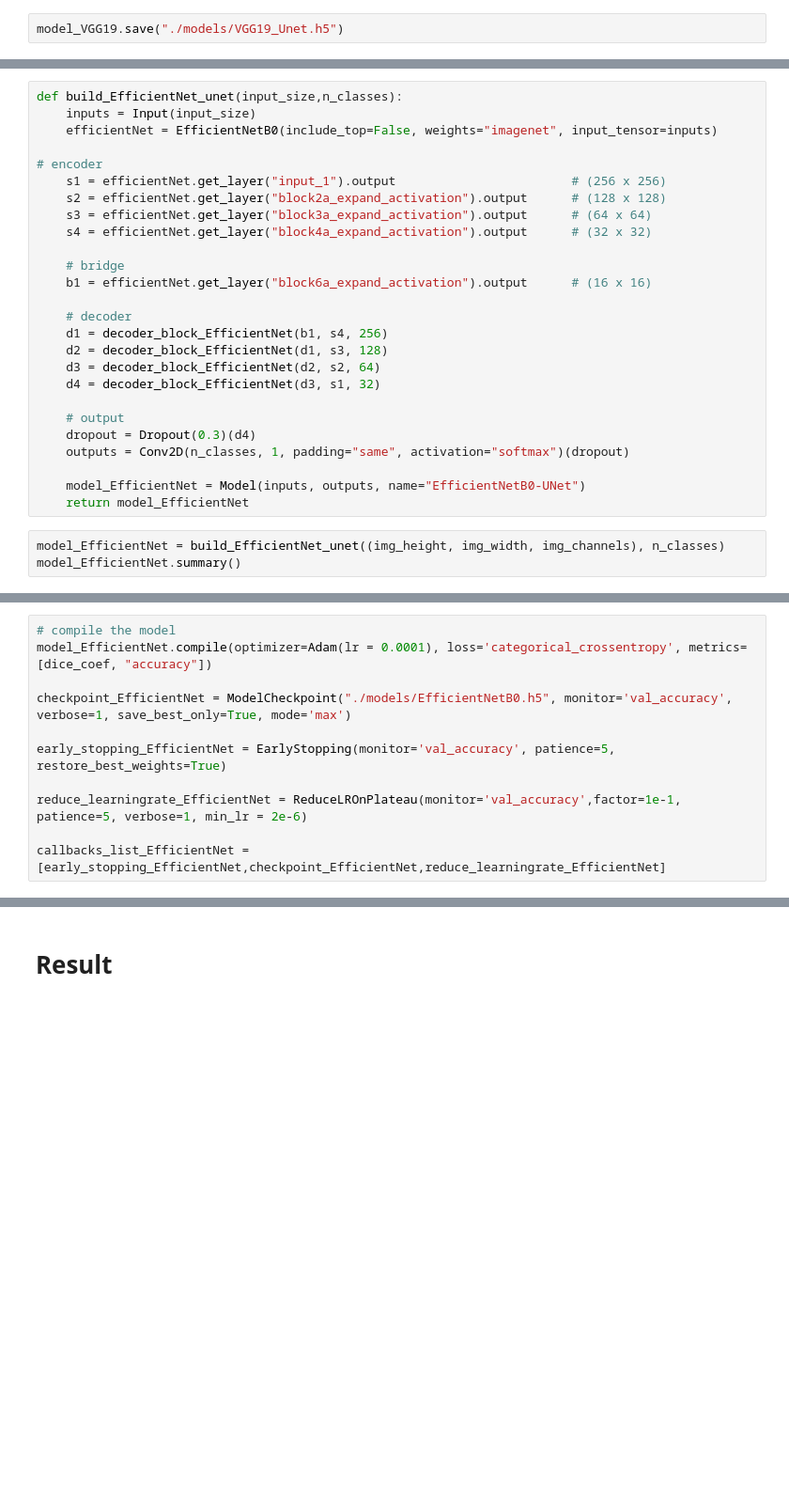
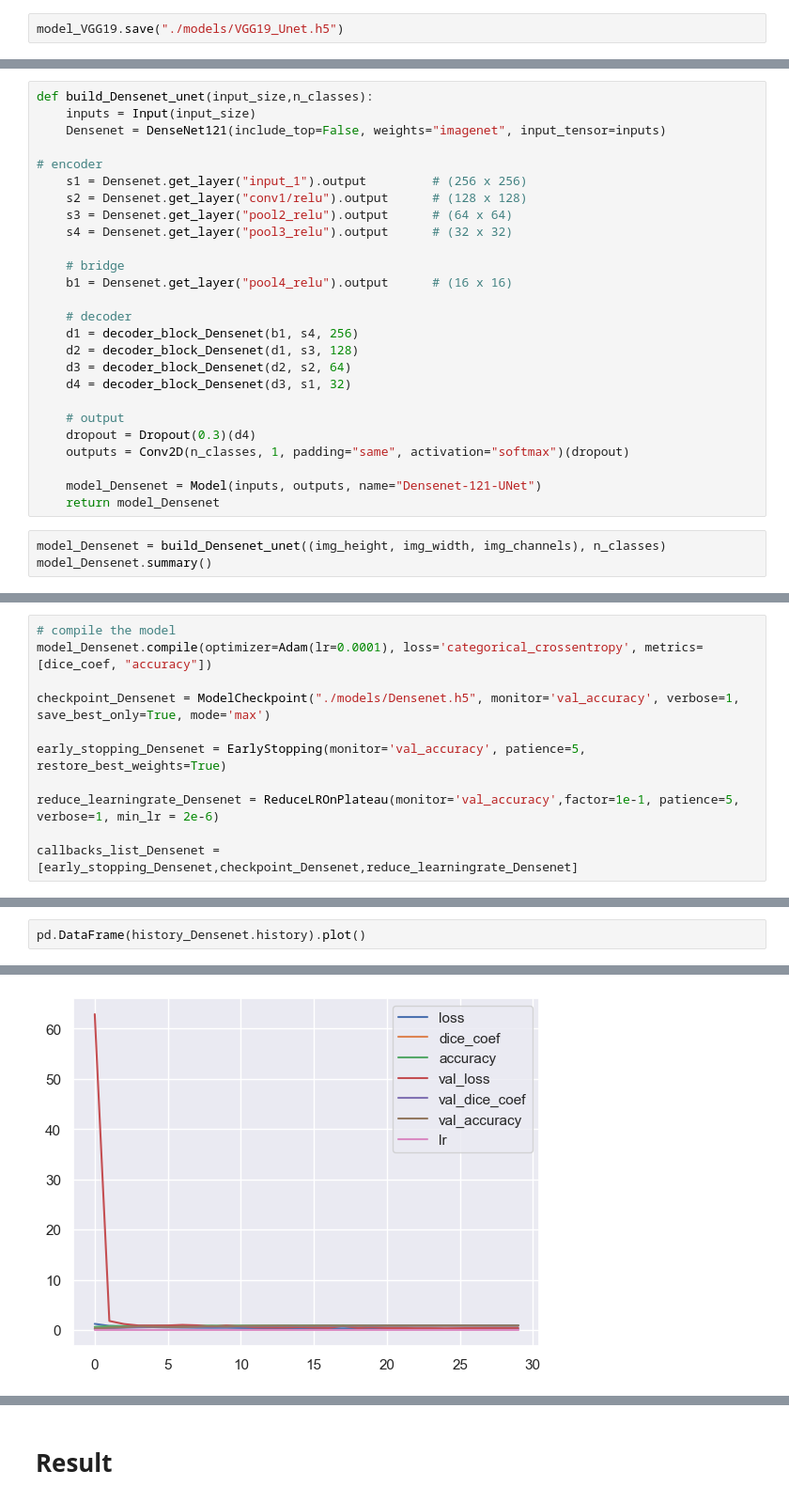
Before and after one commit to NiloofarAZAD/ViT-and-CNN-Based-UNet-Models-Semantic-Segmentation-Aerial-Imagery, a Jupyter notebook: Transfer_learning_Models.ipynb, the cells around one changed output, grey strips where cells are left out. Shown at 94% size. Cells and saved outputs as stored; diff of their text form; blank space fills up the shorter version.

```diff
--- a/Transfer_learning_Models.ipynb
+++ b/Transfer_learning_Models.ipynb
@@ -630,31 +627,31 @@ def decoder_block_EfficientNet(inputs, skip_connection_input, num_filters):
     return x
 # %%
-def build_EfficientNet_unet(input_size,n_classes):
+def build_Densenet_unet(input_size,n_classes):
     inputs = Input(input_size)
-    efficientNet = EfficientNetB0(include_top=False, weights="imagenet", input_tensor=inputs)
+    Densenet = DenseNet121(include_top=False, weights="imagenet", input_tensor=inputs)
 
 # encoder
-    s1 = efficientNet.get_layer("input_1").output                        # (256 x 256)
-    s2 = efficientNet.get_layer("block2a_expand_activation").output      # (128 x 128)
-    s3 = efficientNet.get_layer("block3a_expand_activation").output      # (64 x 64)
-    s4 = efficientNet.get_layer("block4a_expand_activation").output      # (32 x 32)
+    s1 = Densenet.get_layer("input_1").output         # (256 x 256)
+    s2 = Densenet.get_layer("conv1/relu").output      # (128 x 128)
+    s3 = Densenet.get_layer("pool2_relu").output      # (64 x 64)
+    s4 = Densenet.get_layer("pool3_relu").output      # (32 x 32)
 
     # bridge
-    b1 = efficientNet.get_layer("block6a_expand_activation").output      # (16 x 16)
+    b1 = Densenet.get_layer("pool4_relu").output      # (16 x 16)
 
     # decoder
-    d1 = decoder_block_EfficientNet(b1, s4, 256)
-    d2 = decoder_block_EfficientNet(d1, s3, 128)
-    d3 = decoder_block_EfficientNet(d2, s2, 64)
-    d4 = decoder_block_EfficientNet(d3, s1, 32)
+    d1 = decoder_block_Densenet(b1, s4, 256)
+    d2 = decoder_block_Densenet(d1, s3, 128)
+    d3 = decoder_block_Densenet(d2, s2, 64)
+    d4 = decoder_block_Densenet(d3, s1, 32)
 
     # output
     dropout = Dropout(0.3)(d4)
     outputs = Conv2D(n_classes, 1, padding="same", activation="softmax")(dropout)
 
-    model_EfficientNet = Model(inputs, outputs, name="EfficientNetB0-UNet")
-    return model_EfficientNet
+    model_Densenet = Model(inputs, outputs, name="Densenet-121-UNet")
+    return model_Densenet
 # %%
-model_EfficientNet = build_EfficientNet_unet((img_height, img_width, img_channels), n_classes)
-model_EfficientNet.summary()
+model_Densenet = build_Densenet_unet((img_height, img_width, img_channels), n_classes)
+model_Densenet.summary()
 # %% [output]
@@ -677,12 +674,12 @@ Non-trainable params: 19,431
 __________________________________________________________________________________________________
 # %%
 # compile the model
-model_EfficientNet.compile(optimizer=Adam(lr = 0.0001), loss='categorical_crossentropy', metrics=[dice_coef, "accuracy"])
+model_Densenet.compile(optimizer=Adam(lr=0.0001), loss='categorical_crossentropy', metrics=[dice_coef, "accuracy"])
 
-checkpoint_EfficientNet = ModelCheckpoint("./models/EfficientNetB0.h5", monitor='val_accuracy', verbose=1, save_best_only=True, mode='max')
+checkpoint_Densenet = ModelCheckpoint("./models/Densenet.h5", monitor='val_accuracy', verbose=1, save_best_only=True, mode='max')
 
-early_stopping_EfficientNet = EarlyStopping(monitor='val_accuracy', patience=5, restore_best_weights=True)
+early_stopping_Densenet = EarlyStopping(monitor='val_accuracy', patience=5, restore_best_weights=True)
 
-reduce_learningrate_EfficientNet = ReduceLROnPlateau(monitor='val_accuracy',factor=1e-1, patience=5, verbose=1, min_lr = 2e-6)
+reduce_learningrate_Densenet = ReduceLROnPlateau(monitor='val_accuracy',factor=1e-1, patience=5, verbose=1, min_lr = 2e-6)
 
-callbacks_list_EfficientNet = [early_stopping_EfficientNet,checkpoint_EfficientNet,reduce_learningrate_EfficientNet]
+callbacks_list_Densenet = [early_stopping_Densenet,checkpoint_Densenet,reduce_learningrate_Densenet]
@@ -694,0 +738,3 @@ TypeError: Unable to serialize [2.0896919 2.1128857 2.1081853] to JSON. Unrecogn
+# %%
+pd.DataFrame(history_Densenet.history).plot()
+# %% [output]
@@ -694,0 +742 @@ TypeError: Unable to serialize [2.0896919 2.1128857 2.1081853] to JSON. Unrecogn
+[figure, added]
```
Also changed, not shown: parts of 19 cells of this notebook.
